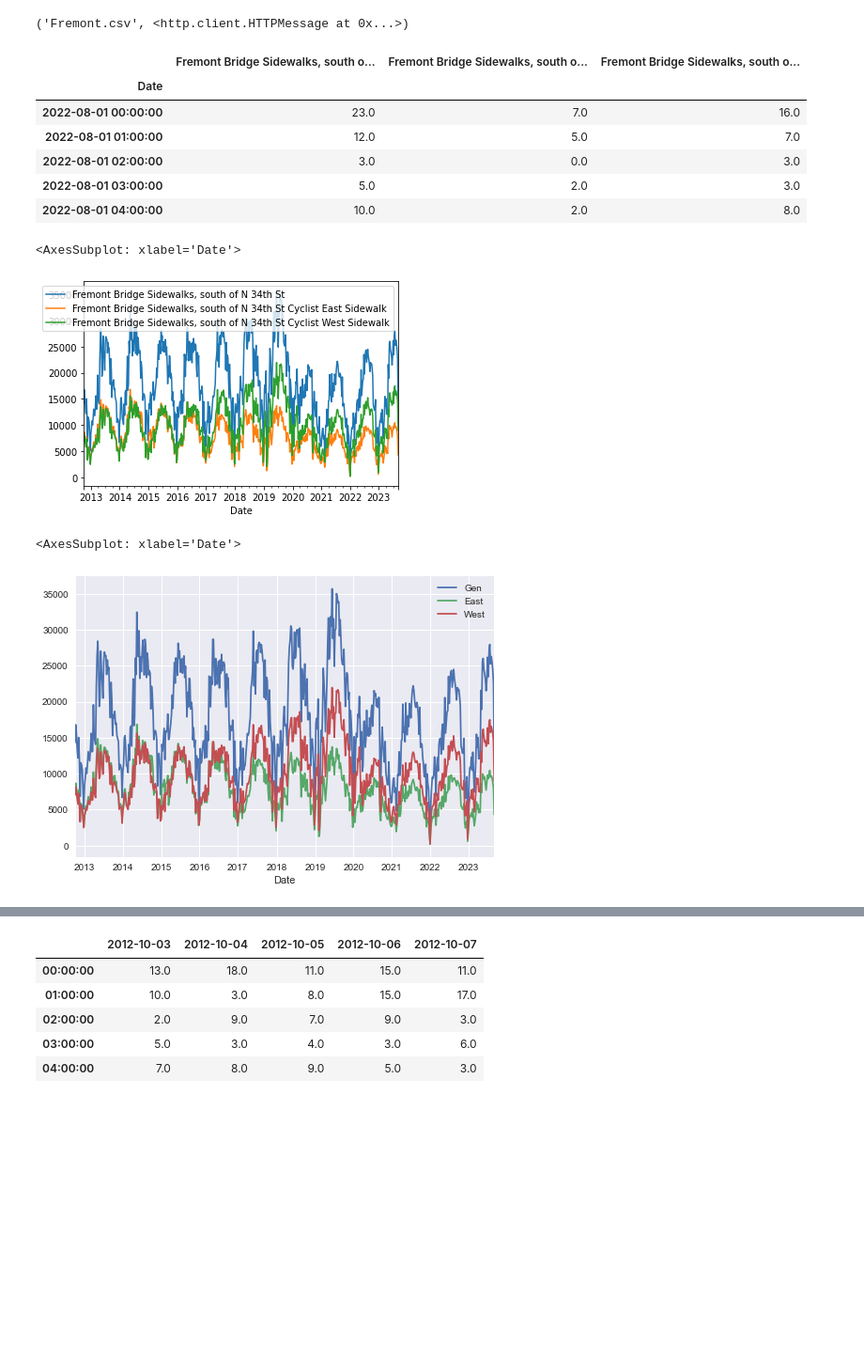
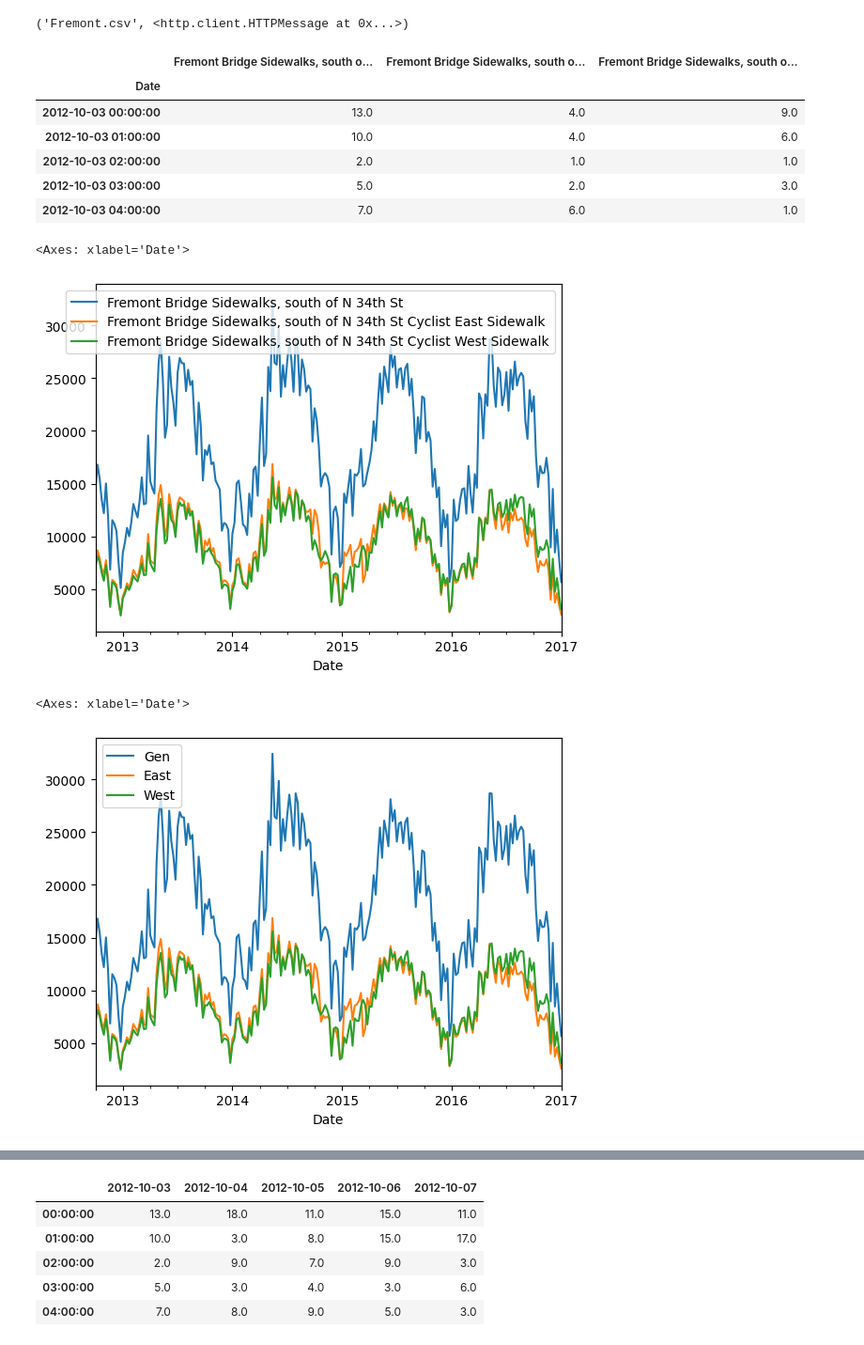
Before and after one commit to marc-Ed/Jupyter_DataAnalysis_jakevdp, a Jupyter notebook: Data analysis in jupyter_jakevdp.ipynb, the cells around one changed output, grey strips where cells are left out. Shown at 94% size. Drawn from its saved outputs; the diff is of its cells as text; code cells hidden in the pictures; blank space fills up the shorter version.

Commit message:
data analysis to discover trends

```diff
--- a/Data analysis in jupyter_jakevdp.ipynb
+++ b/Data analysis in jupyter_jakevdp.ipynb
@@ -9,28 +9,29 @@ urlretrieve(URL, 'Fremont.csv')
 import pandas as pd
 data = pd.read_csv('Fremont.csv', index_col='Date', parse_dates = True)
 data.head()
+end_time = pd.to_datetime('2017-01-01')
+filtered_data = data[data.index <= end_time]
 # %% [output]
 |  | Fremont Bridge Sidewalks, south o... | Fremont Bridge Sidewalks, south o... | Fremont Bridge Sidewalks, south o... |
 | Date |  |  |  |
-| 2022-08-01 00:00:00 | 23.0 | 7.0 | 16.0 |
-| 2022-08-01 01:00:00 | 12.0 | 5.0 | 7.0 |
-| 2022-08-01 02:00:00 | 3.0 | 0.0 | 3.0 |
-| 2022-08-01 03:00:00 | 5.0 | 2.0 | 3.0 |
-| 2022-08-01 04:00:00 | 10.0 | 2.0 | 8.0 |
+| 2012-10-03 00:00:00 | 13.0 | 4.0 | 9.0 |
+| 2012-10-03 01:00:00 | 10.0 | 4.0 | 6.0 |
+| 2012-10-03 02:00:00 | 2.0 | 1.0 | 1.0 |
+| 2012-10-03 03:00:00 | 5.0 | 2.0 | 3.0 |
+| 2012-10-03 04:00:00 | 7.0 | 6.0 | 1.0 |
 # %%
 #data.plot()
-data.resample('W').sum().plot()
+filtered_data.resample('W').sum().plot()
 # %% [output]
-<AxesSubplot: xlabel='Date'>
+<Axes: xlabel='Date'>
-[figure, old version]
+[figure, new version]
 # %%
 import matplotlib.pyplot as plt
-plt.style.use('seaborn')
 
-data.columns = ['Gen', 'East', 'West']
+filtered_data.columns = ['Gen', 'East', 'West']
 
-data.resample('W').sum().plot()
+filtered_data.resample('W').sum().plot()
 # %% [output]
-<AxesSubplot: xlabel='Date'>
+<Axes: xlabel='Date'>
-[figure, old version]
+[figure, new version]
 # %%
```
Also changed, not shown: parts of 12 cells of this notebook.
